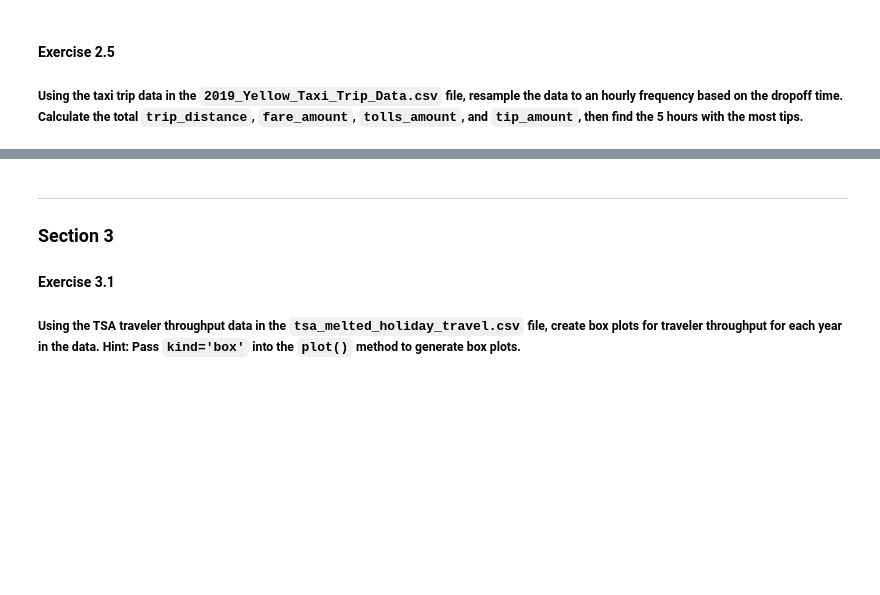
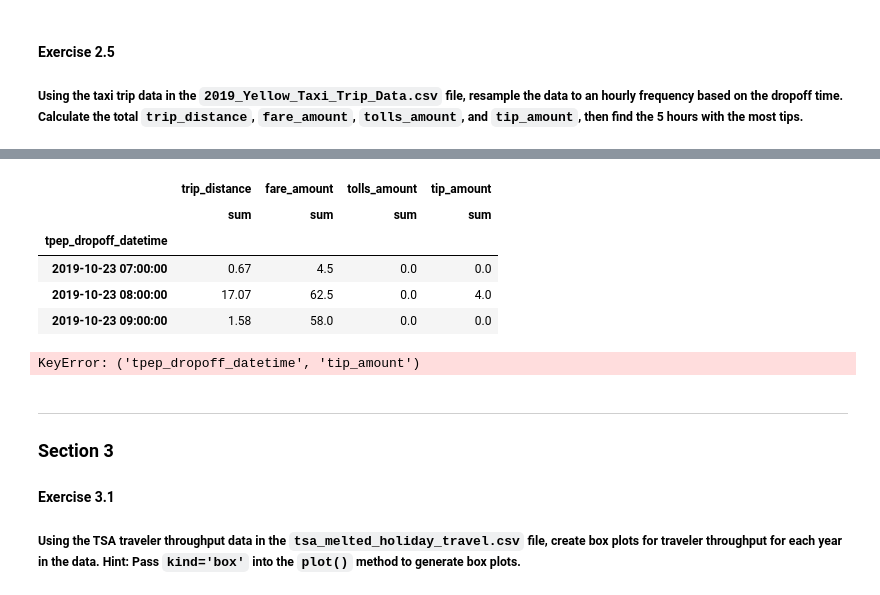
Before and after one commit to dekristi/Python_SheGoesTech_22, a Jupyter notebook: Day_17_Pandas_Data_Analysis_Library/workbook.ipynb, the cells around one changed output, grey strips where cells are left out. Cells and saved outputs as stored; diff of their text form; code cells hidden in the pictures; blank space fills up the shorter version.

```diff
--- a/Day_17_Pandas_Data_Analysis_Library/workbook.ipynb
+++ b/Day_17_Pandas_Data_Analysis_Library/workbook.ipynb
@@ -245,0 +240,3 @@ taxi_df.head(3)
+# %%
+taxi_time = taxi_df[['tpep_dropoff_datetime', 'trip_distance', 'fare_amount', 'tolls_amount', 'tip_amount']]
+taxi_time.dtypes
@@ -245,0 +250,2 @@ taxi_df.head(3)
+# %%
+taxi_time['tpep_dropoff_datetime'] = pd.to_datetime(taxi_time['tpep_dropoff_datetime'], errors='coerce')
@@ -246,3 +258,19 @@ taxi_df.head(3)
+# %%
+taxi_time = taxi_time.set_index('tpep_dropoff_datetime')
+# %%
+taxi_time_df = taxi_time.resample('H').agg(['sum'])
+taxi_time_df.head(3)
+# %% [output]
+|  | trip_distance | fare_amount | tolls_amount | tip_amount |
+|  | sum | sum | sum | sum |
+| tpep_dropoff_datetime |  |  |  |  |
+| 2019-10-23 07:00:00 | 0.67 | 4.5 | 0.0 | 0.0 |
+| 2019-10-23 08:00:00 | 17.07 | 62.5 | 0.0 | 4.0 |
+| 2019-10-23 09:00:00 | 1.58 | 58.0 | 0.0 | 0.0 |
+# %%
+taxi_time_df.sort_values(by=[('tpep_dropoff_datetime', 'tip_amount')], ascending=False).head(5)
+# %% [output]
+KeyError: ('tpep_dropoff_datetime', 'tip_amount')
 # %% [markdown]
 ---
 
```
Also changed, not shown: parts of 3 cells of this notebook.
